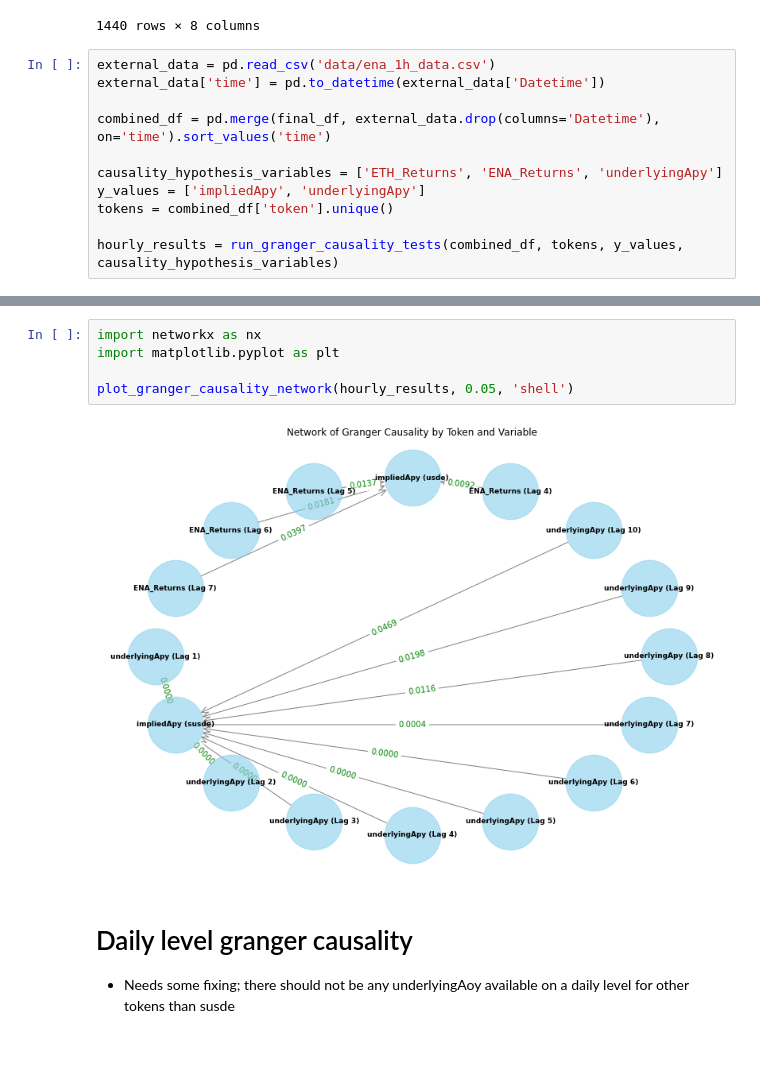
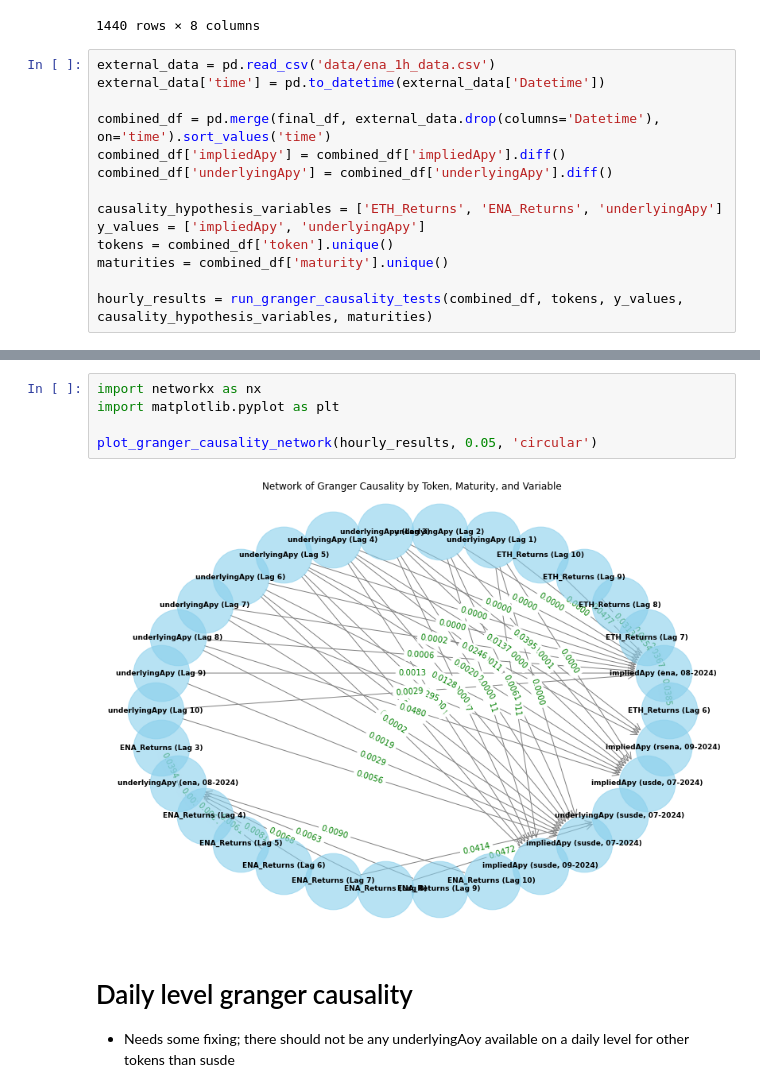
Before and after one commit to setamies/ena_analysis, a Jupyter notebook: pendle.ipynb, the cells around one changed output, grey strips where cells are left out. Cells and saved outputs as stored; diff of their text form; blank space fills up the shorter version.

```diff
--- a/pendle.ipynb
+++ b/pendle.ipynb
@@ -278,10 +157,13 @@ external_data = pd.read_csv('data/ena_1h_data.csv')
 external_data['time'] = pd.to_datetime(external_data['Datetime'])
 
 combined_df = pd.merge(final_df, external_data.drop(columns='Datetime'), on='time').sort_values('time')
+combined_df['impliedApy'] = combined_df['impliedApy'].diff()
+combined_df['underlyingApy'] = combined_df['underlyingApy'].diff()
 
 causality_hypothesis_variables = ['ETH_Returns', 'ENA_Returns', 'underlyingApy']
 y_values = ['impliedApy', 'underlyingApy']
 tokens = combined_df['token'].unique()
+maturities = combined_df['maturity'].unique()
 
-hourly_results = run_granger_causality_tests(combined_df, tokens, y_values, causality_hypothesis_variables)
+hourly_results = run_granger_causality_tests(combined_df, tokens, y_values, causality_hypothesis_variables, maturities)
 # %% [output]
@@ -297,10 +207,10 @@ Skipping ENA_Returns -> underlyingApy due to constant values in data for token r
 # %%
 import networkx as nx
 import matplotlib.pyplot as plt
 
-plot_granger_causality_network(hourly_results, 0.05, 'shell')
+plot_granger_causality_network(hourly_results, 0.05, 'circular')
 # %% [output]
-[figure, old version]
+[figure, new version]
 # %% [markdown]
 # Daily level granger causality
 - Needs some fixing; there should not be any underlyingAoy available on a daily level for other tokens than susde
```
Also changed, not shown: parts of 15 cells of this notebook, 1 other file.
